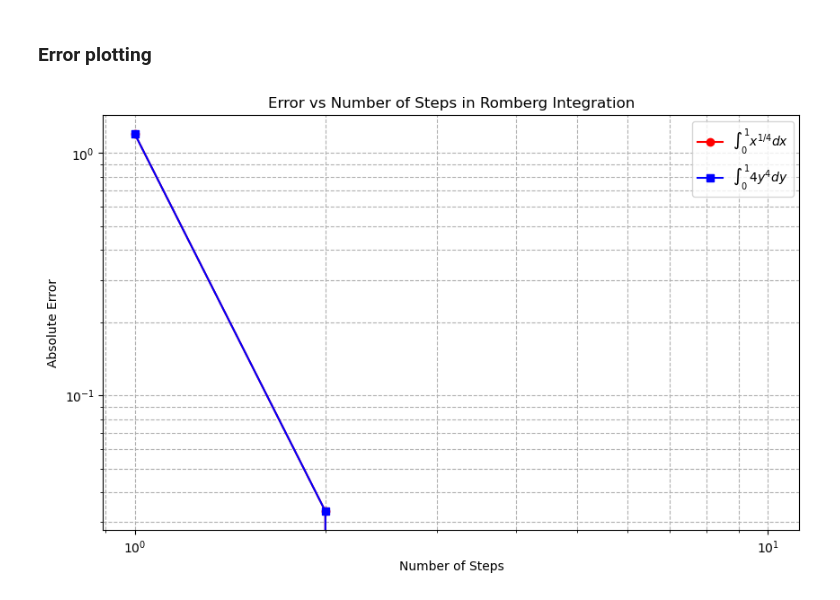
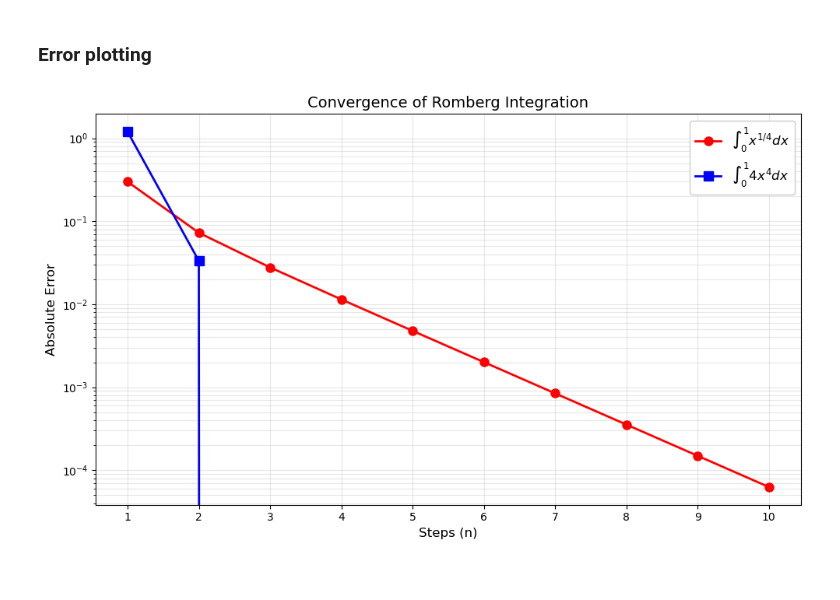
Before and after one commit to jyoutir/numerical-analysis-projects, a Jupyter notebook: final_project/final_project_2.ipynb, the cells around one changed output. Drawn from its saved outputs; the diff is of its cells as text; code cells hidden in the pictures.

```diff
--- a/final_project/final_project_2.ipynb
+++ b/final_project/final_project_2.ipynb
@@ -116,19 +113,19 @@ R[10,10] = 0.80000000
 # %% [markdown]
 ### Error plotting
 # %%
-
 # Create the error plot
 plt.figure(figsize=(10, 6))
-steps = np.arange(1, n+1)
+steps = np.arange(1, n + 1)
+plt.semilogy(steps, errors1, 'ro-', label=r'$\int_0^1 x^{1/4} dx$', linewidth=2, markersize=8)
+plt.semilogy(steps, errors2, 'bs-', label=r'$\int_0^1 4x^4 dx$', linewidth=2, markersize=8)
+plt.xticks(steps)
+plt.xlabel('Steps (n)', fontsize=12)
+plt.ylabel('Absolute Error', fontsize=12)
+plt.title('Convergence of Romberg Integration', fontsize=14)
+plt.grid(True, which='both', linestyle='-', alpha=0.3)
+plt.legend(fontsize=12, framealpha=1)
+plt.tight_layout()
 
-plt.loglog(steps, errors1, 'ro-', label=r'$\int_0^1 x^{1/4} dx$')
-plt.loglog(steps, errors2, 'bs-', label=r'$\int_0^1 4y^4 dy$')
-
-plt.xlabel('Number of Steps')
-plt.ylabel('Absolute Error')
-plt.title('Error vs Number of Steps in Romberg Integration')
-plt.grid(True, which='both', ls='--')
-plt.legend()
 plt.show()
 # %% [output]
-[figure, old version]
+[figure, new version]
```
Also changed, not shown: parts of 1 cell of this notebook.
